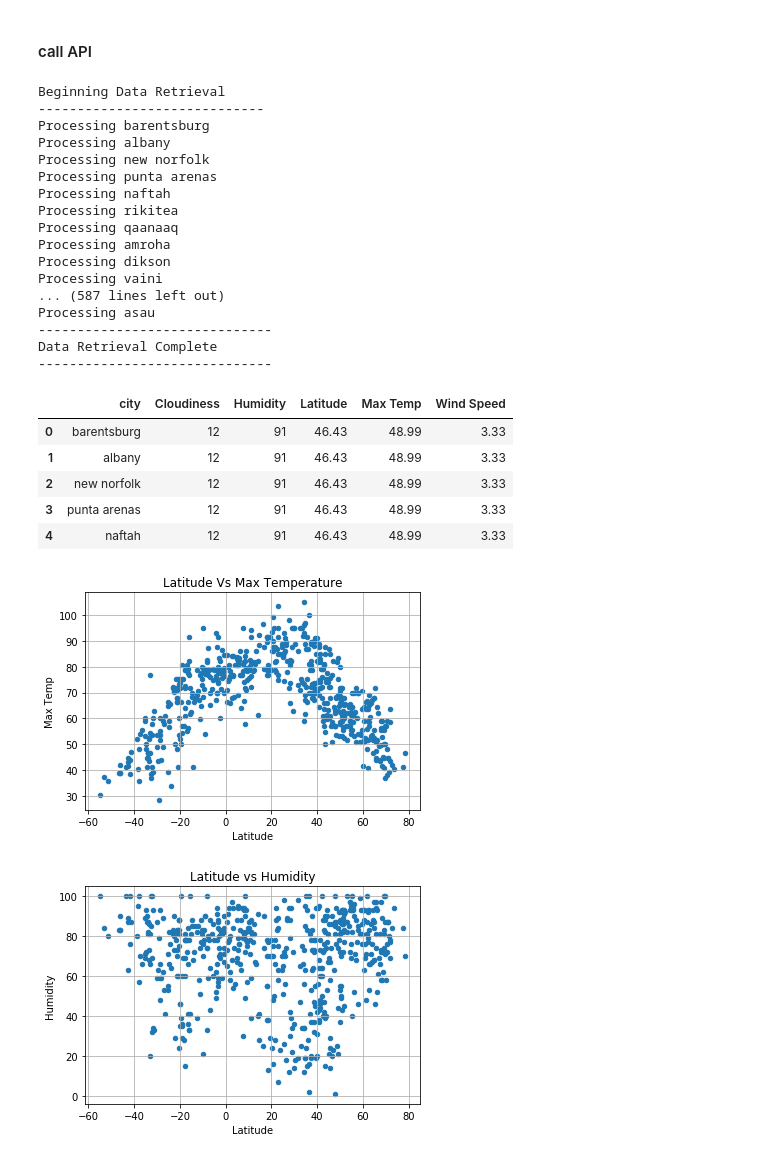
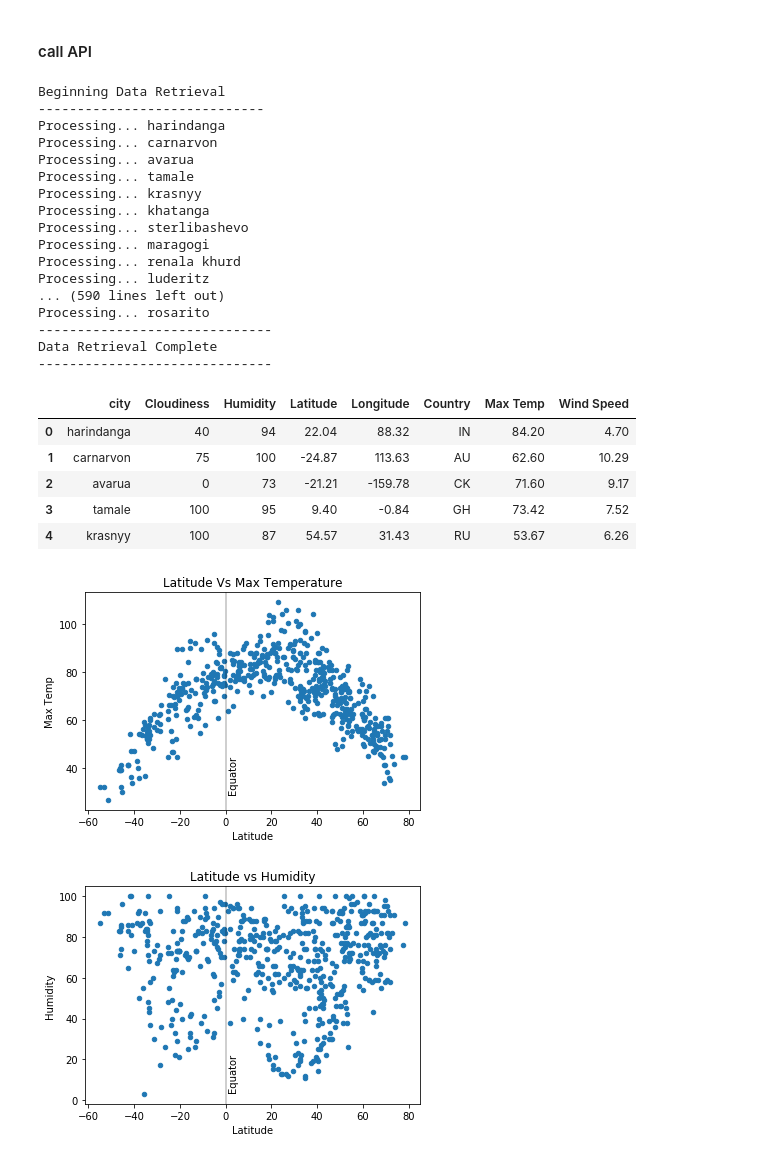
Before and after one commit to llambrano/python-api-challenge, a Jupyter notebook: WeatherPy/WeatherPy.ipynb, the cells around one changed output. Drawn from its saved outputs; the diff is of its cells as text; code cells hidden in the pictures.

```diff
--- a/WeatherPy/WeatherPy.ipynb
+++ b/WeatherPy/WeatherPy.ipynb
@@ -55,16 +57,20 @@ for city in cities:
     try:
         city_weather = requests.get(city_url).json()
         city_lat = city_weather['coord']['lat']
+        city_lng = city_weather['coord']['lon']
+        city_country = city_weather["sys"]["country"]
         city_mtemp = city_weather['main']['temp_max']
         city_humidity = city_weather['main']['humidity']
         city_cloudiness = city_weather['clouds']['all']
         city_wspeed = city_weather['wind']['speed']
         city_data.append({"city":city,
-                      "Latitude":city_lat,
-                      "Max Temp":city_mtemp,
-                      "Humidity":city_humidity,
-                      "Cloudiness":city_cloudiness,
-                      "Wind Speed":city_wspeed,
+                      'Latitude':city_lat,
+                      'Longitude':city_lng,
+                      'Country':city_country,
+                      'Max Temp':city_mtemp,
+                      'Humidity':city_humidity,
+                      'Cloudiness':city_cloudiness,
+                      'Wind Speed':city_wspeed,
                       })
         print(f'Processing... {city}')
     except:
@@ -76,18 +82,18 @@ print("------------------------------\nData Retrieval Complete\n----------------
 # %% [output]
 Beginning Data Retrieval
 -----------------------------
-Processing barentsburg
-Processing albany
-Processing new norfolk
-Processing punta arenas
-Processing naftah
-Processing rikitea
-Processing qaanaaq
-Processing amroha
-Processing dikson
-Processing vaini
-... (587 lines left out)
-Processing asau
+Processing... harindanga
+Processing... carnarvon
+Processing... avarua
+Processing... tamale
+Processing... krasnyy
+Processing... khatanga
+Processing... sterlibashevo
+Processing... maragogi
+Processing... renala khurd
+Processing... luderitz
+... (590 lines left out)
+Processing... rosarito
 ------------------------------
 Data Retrieval Complete
 ------------------------------
@@ -96,19 +102,21 @@ Data Retrieval Complete
 city_df = pd.DataFrame(city_data)
 
 # re arranging the columns in data frame
-city_df = city_df [["city","Cloudiness","Humidity","Latitude","Max Temp","Wind Speed"]]
+city_df = city_df [['city','Cloudiness','Humidity','Latitude','Longitude','Country', 'Max Temp','Wind Speed']]
 city_df.head()
 # %% [output]
-|  | city | Cloudiness | Humidity | Latitude | Max Temp | Wind Speed |
-| 0 | barentsburg | 12 | 91 | 46.43 | 48.99 | 3.33 |
-| 1 | albany | 12 | 91 | 46.43 | 48.99 | 3.33 |
-| 2 | new norfolk | 12 | 91 | 46.43 | 48.99 | 3.33 |
-| 3 | punta arenas | 12 | 91 | 46.43 | 48.99 | 3.33 |
-| 4 | naftah | 12 | 91 | 46.43 | 48.99 | 3.33 |
+|  | city | Cloudiness | Humidity | Latitude | Longitude | Country | Max Temp | Wind Speed |
+| 0 | harindanga | 40 | 94 | 22.04 | 88.32 | IN | 84.20 | 4.70 |
+| 1 | carnarvon | 75 | 100 | -24.87 | 113.63 | AU | 62.60 | 10.29 |
+| 2 | avarua | 0 | 73 | -21.21 | -159.78 | CK | 71.60 | 9.17 |
+| 3 | tamale | 100 | 95 | 9.40 | -0.84 | GH | 73.42 | 7.52 |
+| 4 | krasnyy | 100 | 87 | 54.57 | 31.43 | RU | 53.67 | 6.26 |
 # %%
-## Latitude Vs Max Temperature plot
+## Temperature vs Latitude
 #plt.scatter(city_df['Latitude'],city_df['Max Temp'],)
-city_df.plot(x = 'Latitude',y = 'Max Temp',kind ='scatter',title="Latitude Vs Max Temperature",grid = True)
+city_df.plot(x = 'Latitude',y = 'Max Temp',kind ='scatter',title="Latitude Vs Max Temperature",grid = False)
+plt.axvline(0, color = 'black', alpha = .25, label = 'Equator') #adds equator line
+plt.text(1,30,'Equator',rotation=90)
 
 # save the figure
 plt.savefig("output_plots/Max_Temp_vs_Latitude.png")
@@ -116,14 +124,17 @@ plt.savefig("output_plots/Max_Temp_vs_Latitude.png")
 # Display the plot
 plt.show()
 # %% [output]
-[figure, old version]
+[figure, new version]
 # %%
-## latitude vs Humidity
-city_df.plot(x='Latitude',y='Humidity',kind = 'scatter',title ="Latitude vs Humidity",grid = True)
+# Humidity vs Latitude
+city_df.plot(x='Latitude',y='Humidity',kind = 'scatter',title ="Latitude vs Humidity",grid = False)
+plt.axvline(0, color = 'black', alpha = .25, label = 'Equator') #adds equator line
+plt.text(1,5,'Equator',rotation=90)
+
 # save the figure
 plt.savefig("output_plots/Humidity_vs_Latitude.png")
 # Display the plot
 plt.show()
 # %% [output]
-[figure, old version]
+[figure, new version]
 # %%
```
Also changed, not shown: parts of 22 cells of this notebook, 5 other files.
